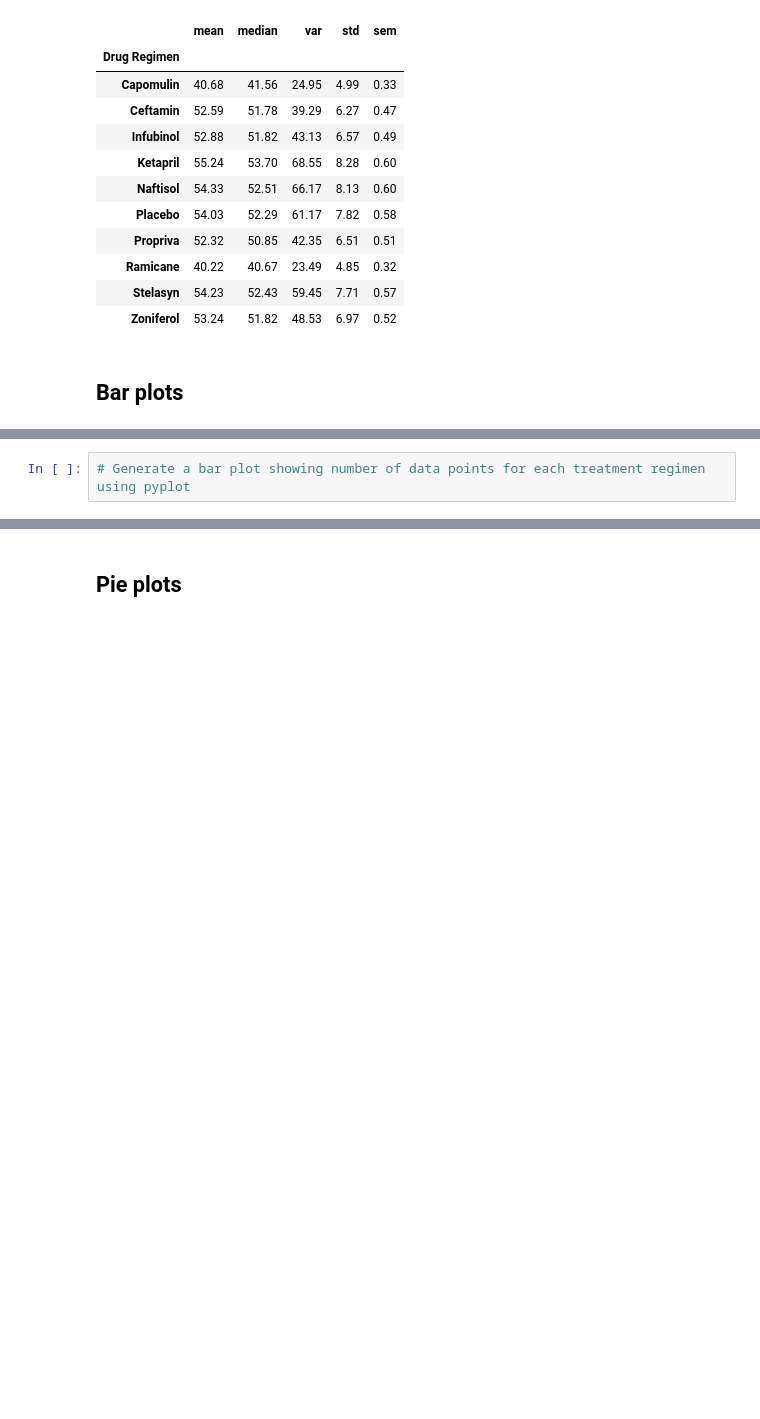
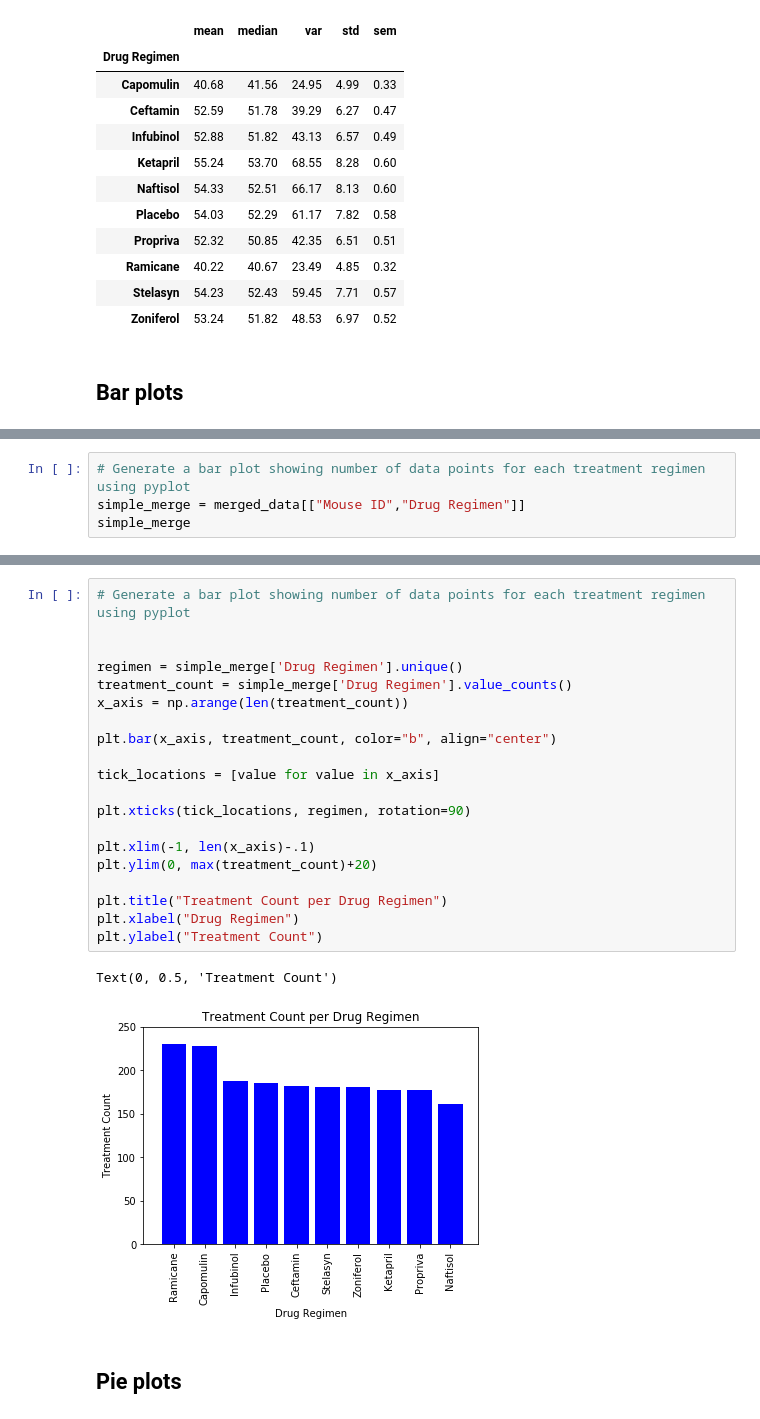
Before and after one commit to kamanzol/MatPlot, a Jupyter notebook: Pymaceuticals/pymaceuticals_starter.ipynb, the cells around one changed output, grey strips where cells are left out. Saved outputs shown, nothing was run; the diff lists cells and outputs as text; blank space fills up the shorter version.

Commit message:
thru bar charts

```diff
--- a/Pymaceuticals/pymaceuticals_starter.ipynb
+++ b/Pymaceuticals/pymaceuticals_starter.ipynb
@@ -72,3 +67,5 @@ plt.show()
 [figure]
 # %%
 # Generate a bar plot showing number of data points for each treatment regimen using pyplot
+simple_merge = merged_data[["Mouse ID","Drug Regimen"]]
+simple_merge
@@ -75,3 +100,26 @@ plt.show()
+# %%
+# Generate a bar plot showing number of data points for each treatment regimen using pyplot
+
+
+regimen = simple_merge['Drug Regimen'].unique()
+treatment_count = simple_merge['Drug Regimen'].value_counts()
+x_axis = np.arange(len(treatment_count))
+
+plt.bar(x_axis, treatment_count, color="b", align="center")
+
+tick_locations = [value for value in x_axis]
+
+plt.xticks(tick_locations, regimen, rotation=90)
+
+plt.xlim(-1, len(x_axis)-.1)
+plt.ylim(0, max(treatment_count)+20)
+
+plt.title("Treatment Count per Drug Regimen")
+plt.xlabel("Drug Regimen")
+plt.ylabel("Treatment Count")
+# %% [output]
+Text(0, 0.5, 'Treatment Count')
+[figure, added]
 # %% [markdown]
 ## Pie plots
 # %%
```
Also changed, not shown: parts of 9 cells of this notebook.
